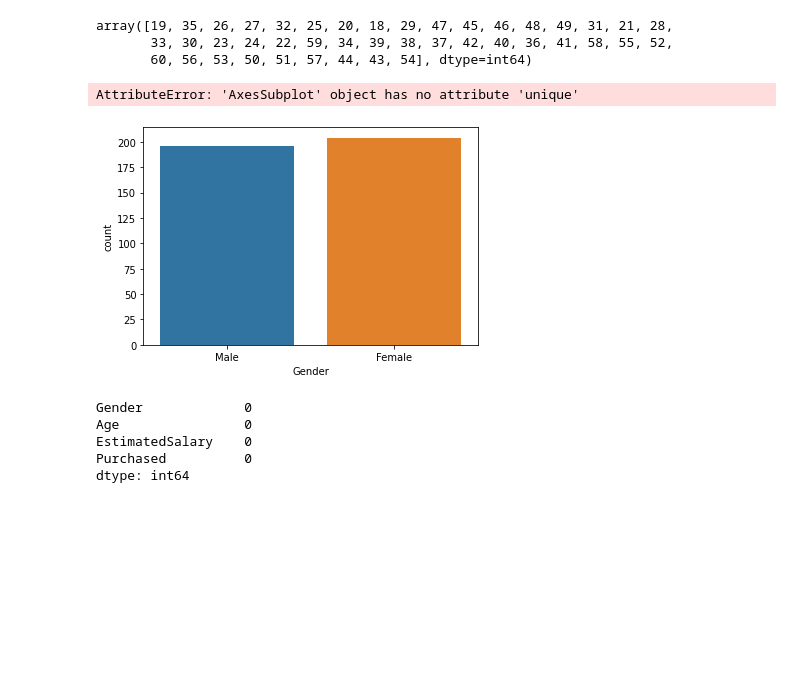
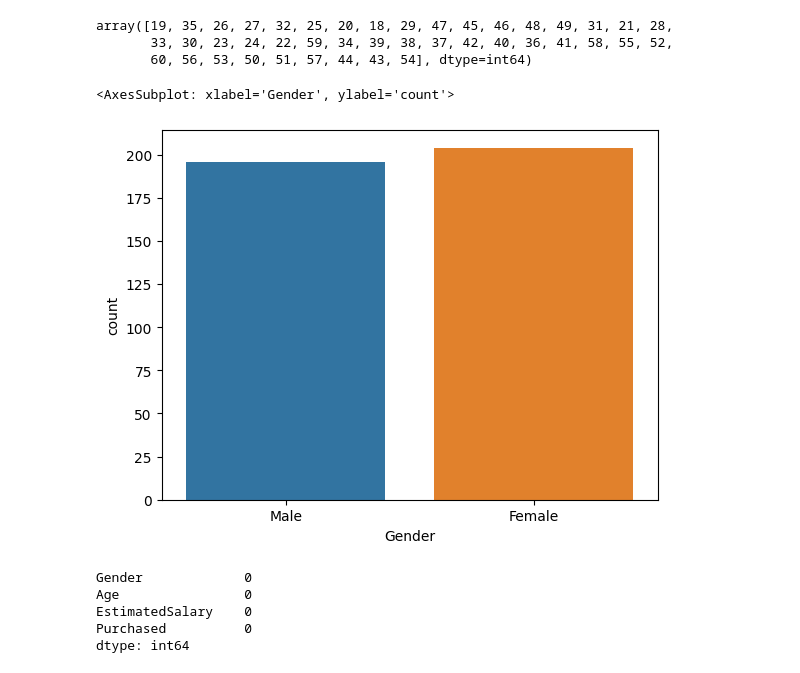
Before and after one commit to juneedpk/vscode-jupyter, a Jupyter notebook: eda.ipynb, the cells around one changed output. Cells and saved outputs as stored; diff of their text form; code cells hidden in the pictures; blank space fills up the shorter version.

```diff
--- a/eda.ipynb
+++ b/eda.ipynb
@@ -70,10 +70,10 @@ array([19, 35, 26, 27, 32, 25, 20, 18, 29, 47, 45, 46, 48, 49, 31, 21, 28,
        33, 30, 23, 24, 22, 59, 34, 39, 38, 37, 42, 40, 36, 41, 58, 55, 52,
        60, 56, 53, 50, 51, 57, 44, 43, 54], dtype=int64)
 # %%
-sns.countplot(ads2['Gender']).unique()
+sns.countplot(x='Gender',data=ads2)
 # %% [output]
-AttributeError: 'AxesSubplot' object has no attribute 'unique'
+<AxesSubplot: xlabel='Gender', ylabel='count'>
-[figure, old version]
+[figure, new version]
 # %%
 ads2.isnull().sum()
 # %% [output]
```
Also changed, not shown: parts of 6 cells of this notebook.
